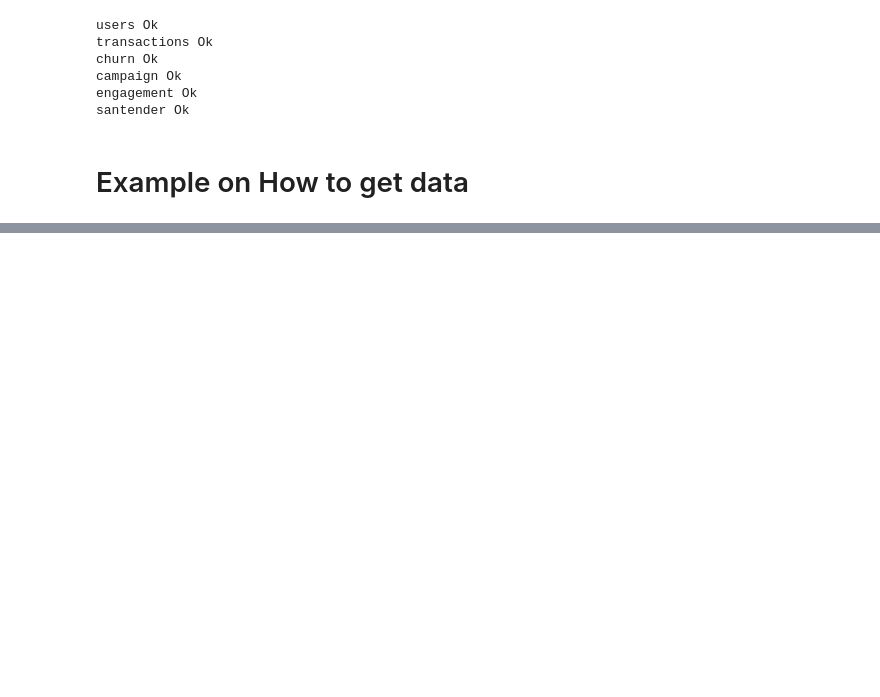
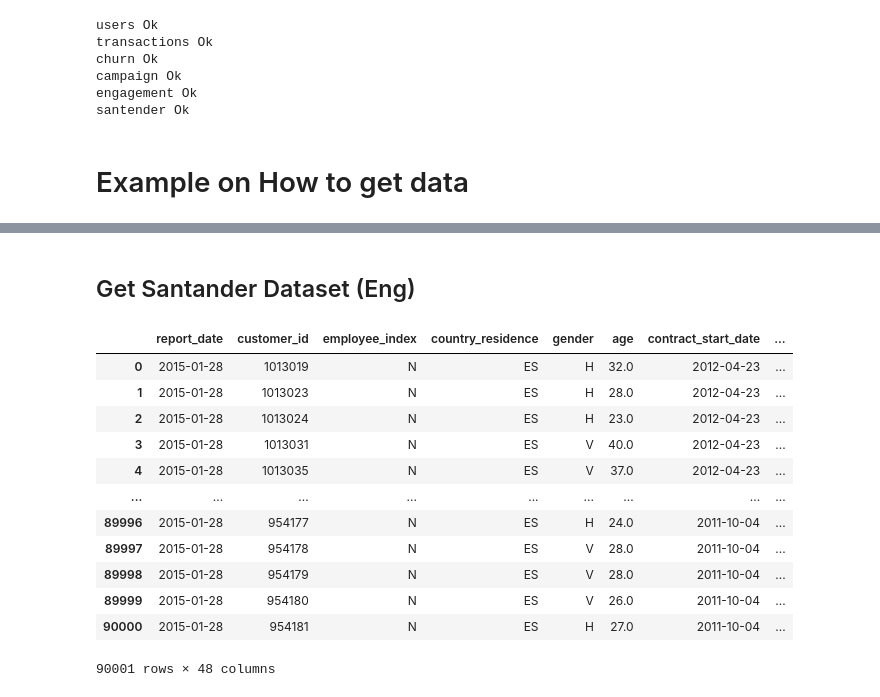
Before and after one commit to ChinSekYi/OpenAYEye, a Jupyter notebook: server/sql/database/database.ipynb, the cells around one changed output, grey strips where cells are left out. Drawn from its saved outputs; the diff is of its cells as text; code cells hidden in the pictures; blank space fills up the shorter version.

```diff
--- a/server/sql/database/database.ipynb
+++ b/server/sql/database/database.ipynb
@@ -439,0 +485,25 @@ fetched
+# %% [markdown]
+## Get Santander Dataset (Eng)
+# %%
+query_string = sqlalchemy.text(
+	"""
+	SELECT *
+	FROM santender;
+	"""
+)
+fetched = get_data(query_string)
+fetched
+# %% [output]
+|  | report_date | customer_id | employee_index | country_residence | gender | age | contract_start_date | ... |
+| 0 | 2015-01-28 | 1013019 | N | ES | H | 32.0 | 2012-04-23 | ... |
+| 1 | 2015-01-28 | 1013023 | N | ES | H | 28.0 | 2012-04-23 | ... |
+| 2 | 2015-01-28 | 1013024 | N | ES | H | 23.0 | 2012-04-23 | ... |
+| 3 | 2015-01-28 | 1013031 | N | ES | V | 40.0 | 2012-04-23 | ... |
+| 4 | 2015-01-28 | 1013035 | N | ES | V | 37.0 | 2012-04-23 | ... |
+| ... | ... | ... | ... | ... | ... | ... | ... | ... |
+| 89996 | 2015-01-28 | 954177 | N | ES | H | 24.0 | 2011-10-04 | ... |
+| 89997 | 2015-01-28 | 954178 | N | ES | V | 28.0 | 2011-10-04 | ... |
+| 89998 | 2015-01-28 | 954179 | N | ES | V | 28.0 | 2011-10-04 | ... |
+| 89999 | 2015-01-28 | 954180 | N | ES | V | 26.0 | 2011-10-04 | ... |
+| 90000 | 2015-01-28 | 954181 | N | ES | H | 27.0 | 2011-10-04 | ... |
+90001 rows × 48 columns
```
Also changed, not shown: parts of 15 cells of this notebook, 9 other files.
